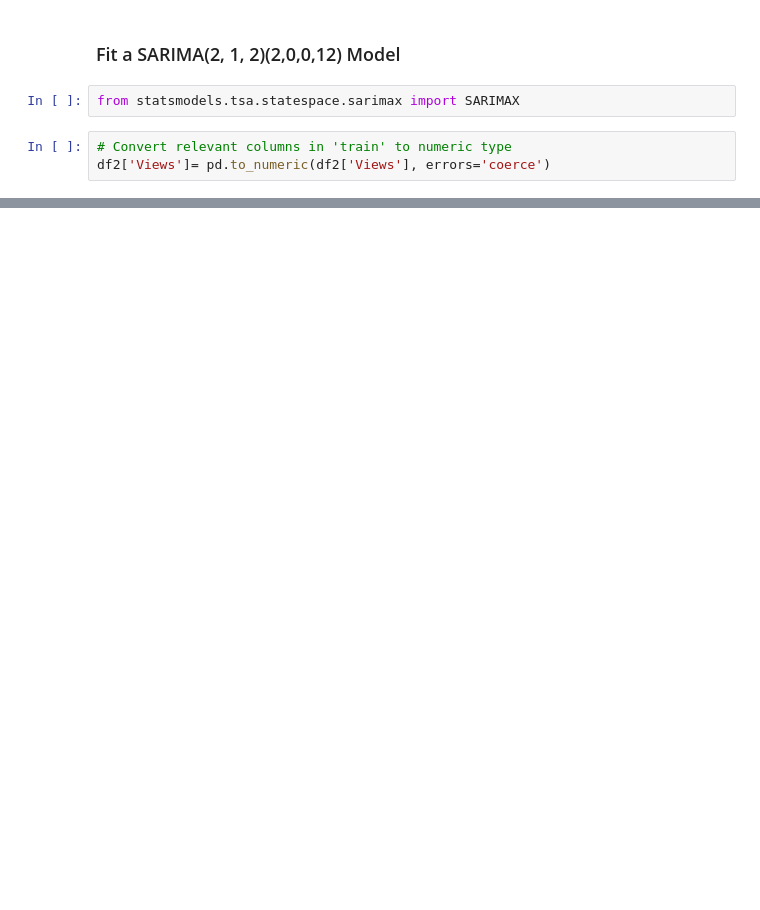
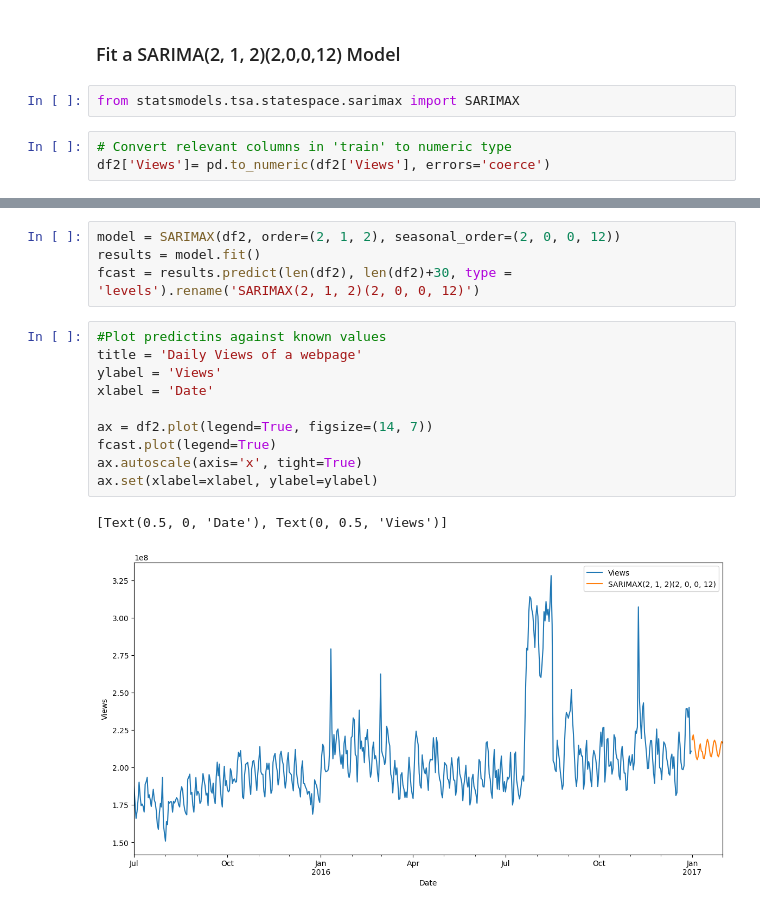
Before and after one commit to Mercymerine/Machine_learning2, a Jupyter notebook: web_traffic.ipynb, the cells around one changed output, grey strips where cells are left out. Drawn from its saved outputs; the diff is of its cells as text; blank space fills up the shorter version.

```diff
--- a/web_traffic.ipynb
+++ b/web_traffic.ipynb
@@ -286,0 +391,17 @@ ValueError: Pandas data cast to numpy dtype of object. Check input data with np.
+# %%
+model = SARIMAX(df2, order=(2, 1, 2), seasonal_order=(2, 0, 0, 12))
+results = model.fit()
+fcast = results.predict(len(df2), len(df2)+30, type = 'levels').rename('SARIMAX(2, 1, 2)(2, 0, 0, 12)')
+# %%
+#Plot predictins against known values
+title = 'Daily Views of a webpage'
+ylabel = 'Views'
+xlabel = 'Date'
+
+ax = df2.plot(legend=True, figsize=(14, 7))
+fcast.plot(legend=True)
+ax.autoscale(axis='x', tight=True)
+ax.set(xlabel=xlabel, ylabel=ylabel)
+# %% [output]
+[Text(0.5, 0, 'Date'), Text(0, 0.5, 'Views')]
+[figure, added]
```
Also changed, not shown: parts of 13 cells of this notebook.
